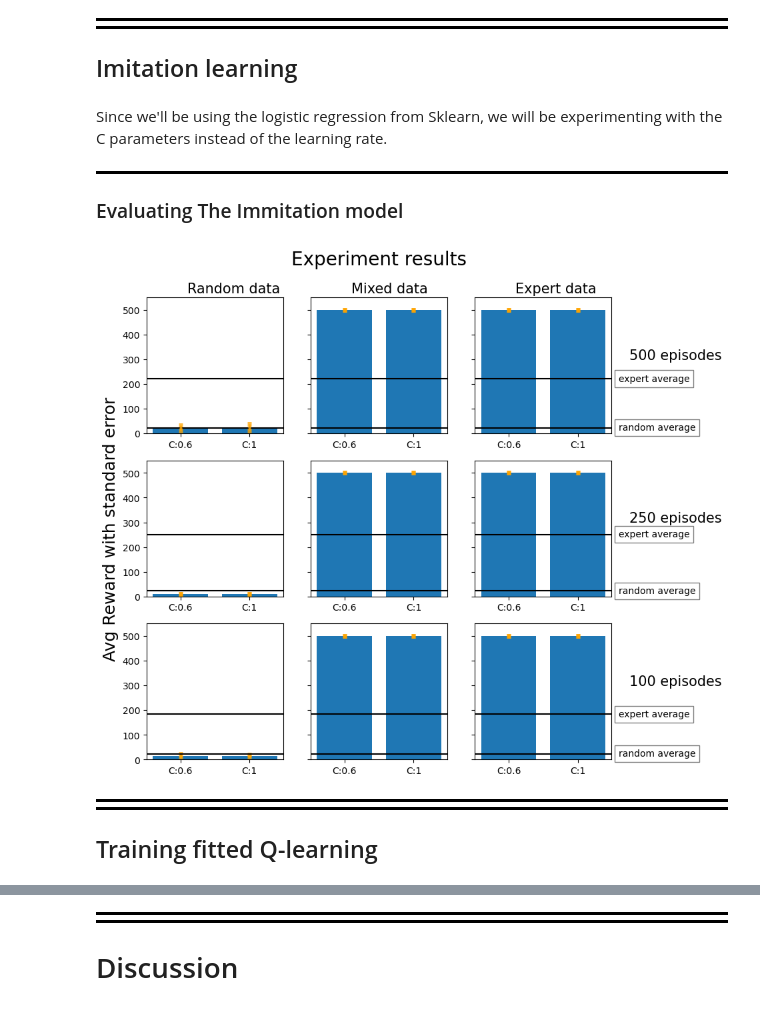
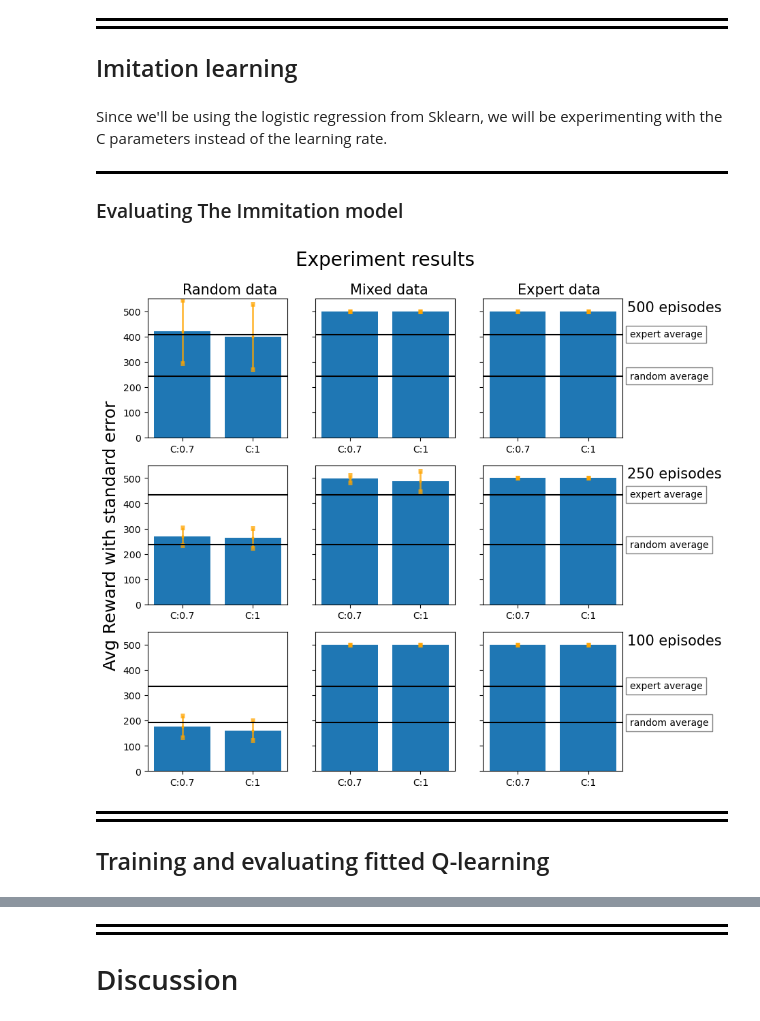
Before and after one commit to rafalm0/Offline-RL, a Jupyter notebook: OfflineRL.ipynb, the cells around one changed output, grey strips where cells are left out. Saved outputs shown, nothing was run; the diff lists cells and outputs as text; code cells hidden in the pictures.

```diff
--- a/OfflineRL.ipynb
+++ b/OfflineRL.ipynb
@@ -259,7 +264,7 @@ if not os.path.exists(f'Data_random/Data{str(500)}.csv'):
 for size in [100,250,500]:
     if not os.path.exists(f'Data/Data{str(size)}.csv'):
         data = np.array(model.gen_data(size))
-        df = pd.DataFrame(data, columns=['s1','s2','s3','s4', 'action', 'ns1','ns2','ns3','ns4', 'reward','episode'])
+        df = pd.DataFrame(data, columns=['s1','s2','s3','s4', 'action', 'ns1','ns2','ns3','ns4', 'reward','q_value','episode'])
         df.to_csv(f'Data/Data{str(size)}.csv', index=False, sep=';', encoding='utf-8') # saving data
     else:
         df = pd.read_csv(f'Data/Data{str(size)}.csv', sep=';', encoding='utf-8')
@@ -271,7 +276,7 @@ if not os.path.exists('Data_random'):
 for size in [100,250,500]:
     if not os.path.exists(f'Data_random/Data{size}.csv'):
         data = np.array(random_model.gen_data(size))
-        df_random = pd.DataFrame(data, columns=['s1','s2','s3','s4', 'action', 'ns1','ns2','ns3','ns4', 'reward','episode'])
+        df_random = pd.DataFrame(data, columns=['s1','s2','s3','s4', 'action', 'ns1','ns2','ns3','ns4', 'reward','q_value','episode'])
         df_random.to_csv(f'Data_random/Data{size}.csv', index=False, sep=';', encoding='utf-8') # saving data
     else:
         df_random = pd.read_csv(f'Data_random/Data{size}.csv', sep=';', encoding='utf-8')
@@ -310,12 +317,12 @@ for size in sizes:
     df_random = pd.read_csv(f'Data_random/Data{size}.csv', sep=';', encoding='utf-8')
     for split in splits:
 
-        split_n = size*split[1]
-        x = df[df['episode'] < split_n]
-        y = df_random[df_random['episode'] > split_n]
+#         split_n = size*split[1]
+#         x = df[df['episode'] < split_n]
+#         y = df_random[df_random['episode'] > split_n]
 
-#         x = df.sample(int(size*split[1]))
-#         y = df_random.sample(int(size*split[0]))
+        x = df.sample(int(size*split[1]))
+        y = df_random.sample(int(size*split[0]))
 
         datasets[size][split] = pd.concat([x,y])
 # %% [markdown]
@@ -324,8 +331,8 @@ for size in sizes:
 
 
 ## Imitation learning
-# %% [markdown]
-Since we'll be using the logistic regression from Sklearn, we will be experimenting with the C parameters instead of the learning rate.
+# %% [markdown]
+Since we'll be using the logistic regression from Sklearn, we will be experimenting with the C parameters instead of the learning rate.
 # %%
 # creating the logistic regression model for the immitation
 
@@ -338,7 +345,7 @@ for size in sizes:
         X = data[['s1','s2','s3','s4']]
         X_train, X_test, y_train, y_test = train_test_split(X, y, test_size=0.1, random_state=0)
 
-        lr0 = LogisticRegression(random_state=0,max_iter=100,multi_class='multinomial',C=.6).fit(X_train.values,y_train.values)
+        lr0 = LogisticRegression(random_state=0,max_iter=100,multi_class='multinomial',C=.7).fit(X_train.values,y_train.values)
         lr1 = LogisticRegression(random_state=0,max_iter=100,multi_class='multinomial',C=1).fit(X_train.values,y_train.values)
 
         # now creating immitation model with the log regress
@@ -371,47 +378,47 @@ for j,split in enumerate(splits):
         expert_avg = np.mean(expert_policy.groupby('episode').sum()['reward'].apply(lambda a: a + 250 if a != 500 else a))
 
         if i == 0:
-            text = ax[i][j].text(.1,570,f"{split_text[split]}", size=15)
+            text = ax[i][j].text(0,570,f"{split_text[split]}", size=15)
         if j == 2:
-            text = ax[i][j].text(1.75,300,f"{str(size)} episodes", size=15)
+            text = ax[i][j].text(1.55,500,f"{str(size)} episodes", size=15)
 
             ax[i][j].text(1.05, expert_avg, "expert average", va='center', ha="left", bbox=dict(facecolor="w",alpha=0.5),transform=ax[i][j].get_yaxis_transform())
             ax[i][j].text(1.05, random_avg, "random average", va='center', ha="left", bbox=dict(facecolor="w",alpha=0.5),transform=ax[i][j].get_yaxis_transform())
 
 
         X = []
         Y = []
         err = []
         for z,model in enumerate(immitation_models[size][split]):
             C = model.lr_model.get_params()['C']
 
             test_result = model.gen_data(episodes=100,imitation=True, reward_=True)[0]
 
             # compensating penalty for the purpose of visualization (normally all non-sucessfull would have an penalty)
             test_result = [x if x==500 else x+250 for x in test_result]
 
             test_avg = np.mean(test_result)
             test_std = np.std(test_result)
             # plot here the result
 
             X.append('C:' +str(C))
             Y.append(test_avg)
             err.append(test_std)
 
         ax[i][j].set_ylim([0, 550])
         ax[i][j].bar(X,Y, alpha=1)
         ax[i][j].errorbar(X, Y, err, fmt='.', color='orange', elinewidth=2,capthick=5,errorevery=1, alpha=0.75, ms=4, capsize = 2)
         ax[i][j].axhline(random_avg, color="black")
         ax[i][j].axhline(expert_avg, color="black")
 #         ax[i][j].grid(visible=True)
 # %% [output]
-[figure, old version]
+[figure, new version]
 # %% [markdown]
 <div style="border-bottom: 3px solid black; margin-bottom:5px"></div>
 <div style="border-bottom: 3px solid black; margin-bottom:5px"></div>
 
 
-## Training fitted Q-learning
+## Training and evaluating fitted Q-learning
 # %%
 # hyper-params
 
```
Also changed, not shown: parts of 20 cells of this notebook.
